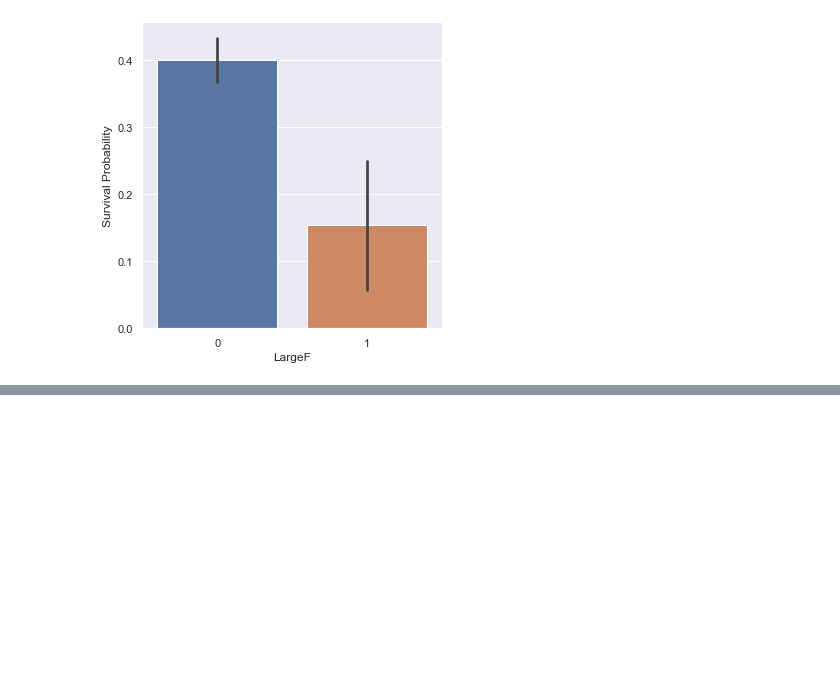
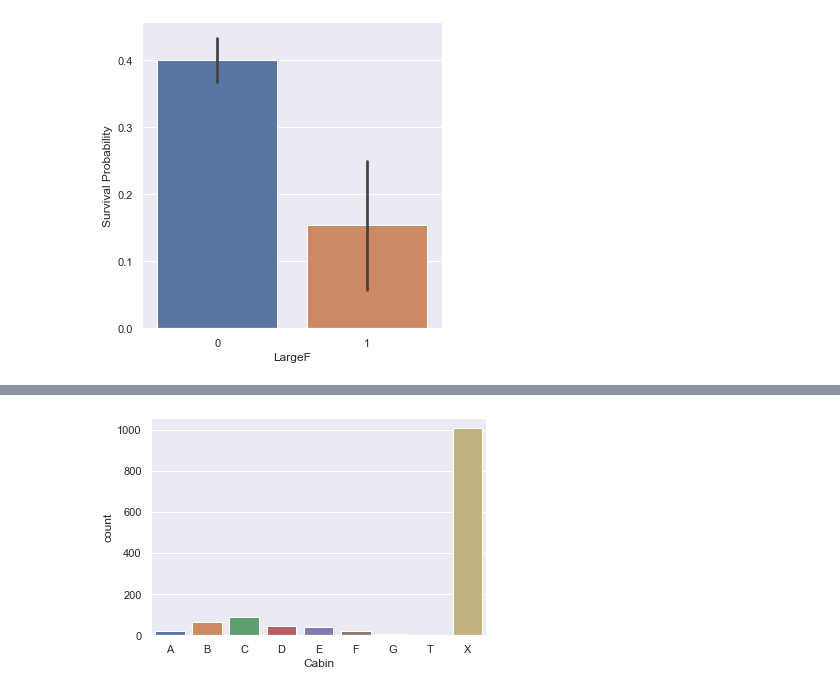
Before and after one commit to pksvv/25Jensemble, a Jupyter notebook: Titanic-Ensemble.ipynb, the cells around one changed output, grey strips where cells are left out. Cells and saved outputs as stored; diff of their text form; code cells hidden in the pictures; blank space fills up the shorter version.

```diff
--- a/Titanic-Ensemble.ipynb
+++ b/Titanic-Ensemble.ipynb
@@ -506,3 +506,7 @@ g = g.set_ylabels('Survival Probability')
 [figure]
 [figure]
 [figure]
+# %%
+df = pd.get_dummies(df,columns=['Title'])
+# %%
+df = pd.get_dummies(df,columns=['Embarked'],prefix='Em')
@@ -508,0 +549,2 @@ g = g.set_ylabels('Survival Probability')
+# %%
+df['Cabin'] = pd.Series([i[0] if not pd.isnull(i) else 'X' for i in df['Cabin']])
@@ -508,0 +584,4 @@ g = g.set_ylabels('Survival Probability')
+# %%
+g = sns.countplot(df['Cabin'],order='A B C D E F G T X'.split())
+# %% [output]
+[figure, added]
```
Also changed, not shown: parts of 18 cells of this notebook.
